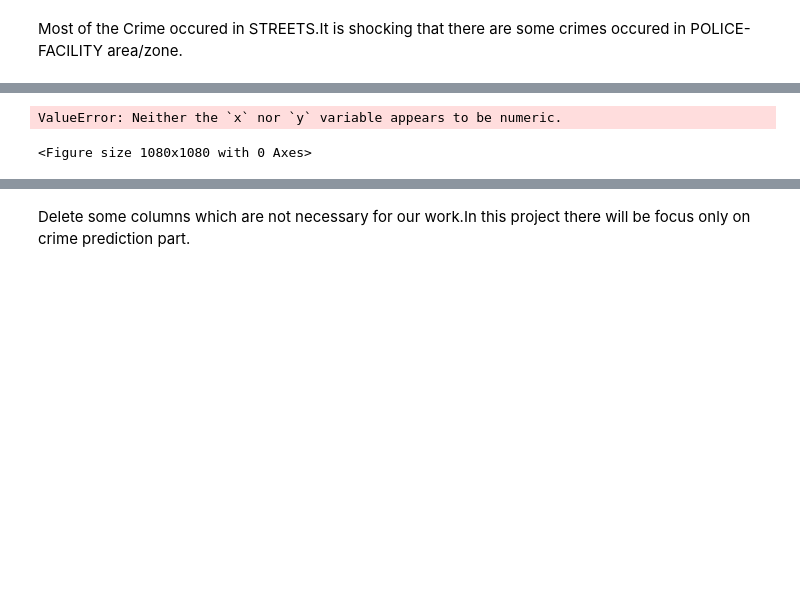
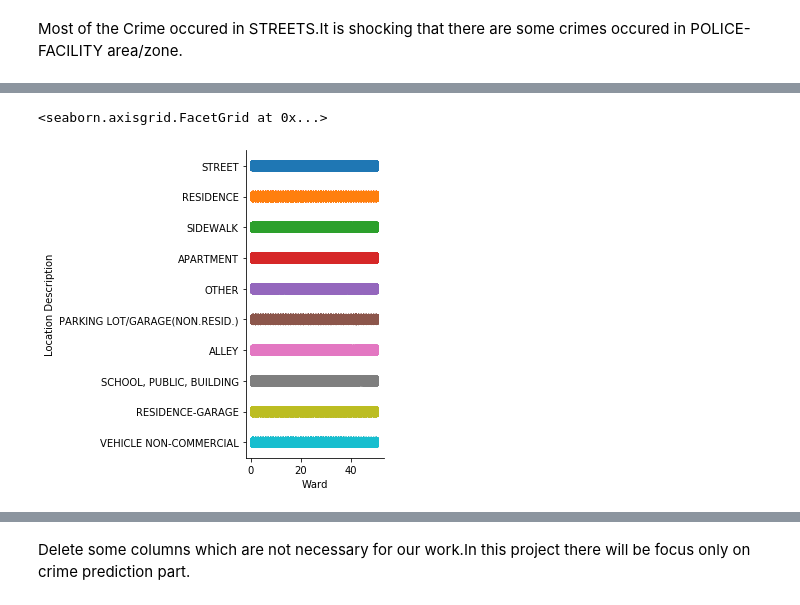
Before and after one commit to LIMON100/Crimes-in-Chicago, a Jupyter notebook: CrimeAnalysis.ipynb, the cells around one changed output, grey strips where cells are left out. Saved outputs shown, nothing was run; the diff lists cells and outputs as text; code cells hidden in the pictures; blank space fills up the shorter version.

```diff
--- a/CrimeAnalysis.ipynb
+++ b/CrimeAnalysis.ipynb
@@ -395,7 +451,5 @@ Most of the Crime occured in STREETS.It is shocking that there are some crimes o
 # %%
-plt.figure(figsize = (15, 15))
-sns.catplot(y= 'Location Description' , x = 'ID' , hue = 'Primary Type' ,
-            data = dataset , order = dataset['Location Description'].value_counts().iloc[:35].index , palette = 'bwr')
+sns.catplot(x = 'Ward' , y = 'Location Description' , data = dataset , order = dataset['Location Description'].value_counts().iloc[:10].index)
 # %% [output]
-ValueError: Neither the `x` nor `y` variable appears to be numeric.
+<seaborn.axisgrid.FacetGrid at 0x...>
-<Figure size 1080x1080 with 0 Axes>
+[figure, added]
```
Also changed, not shown: parts of 13 cells of this notebook.
